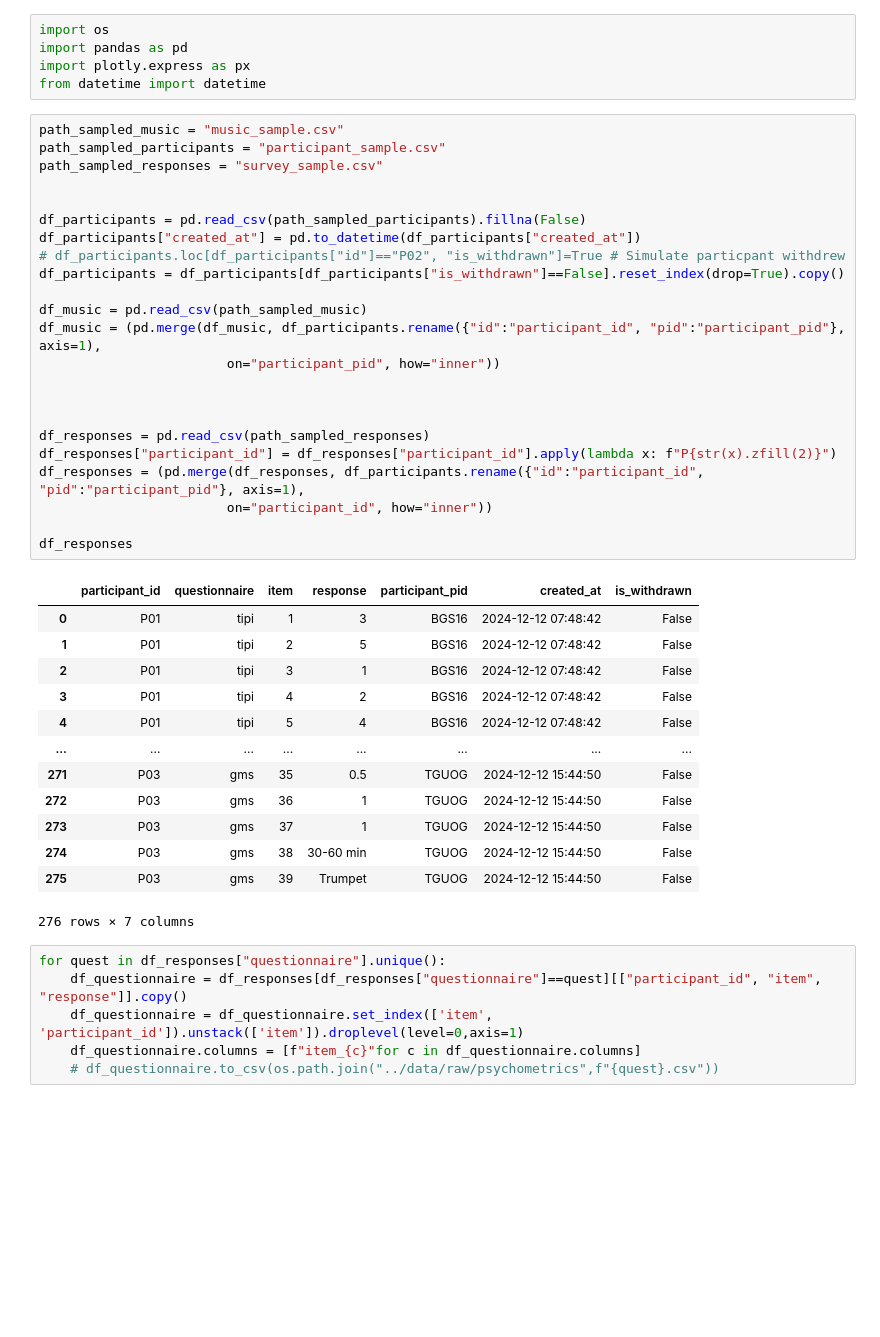
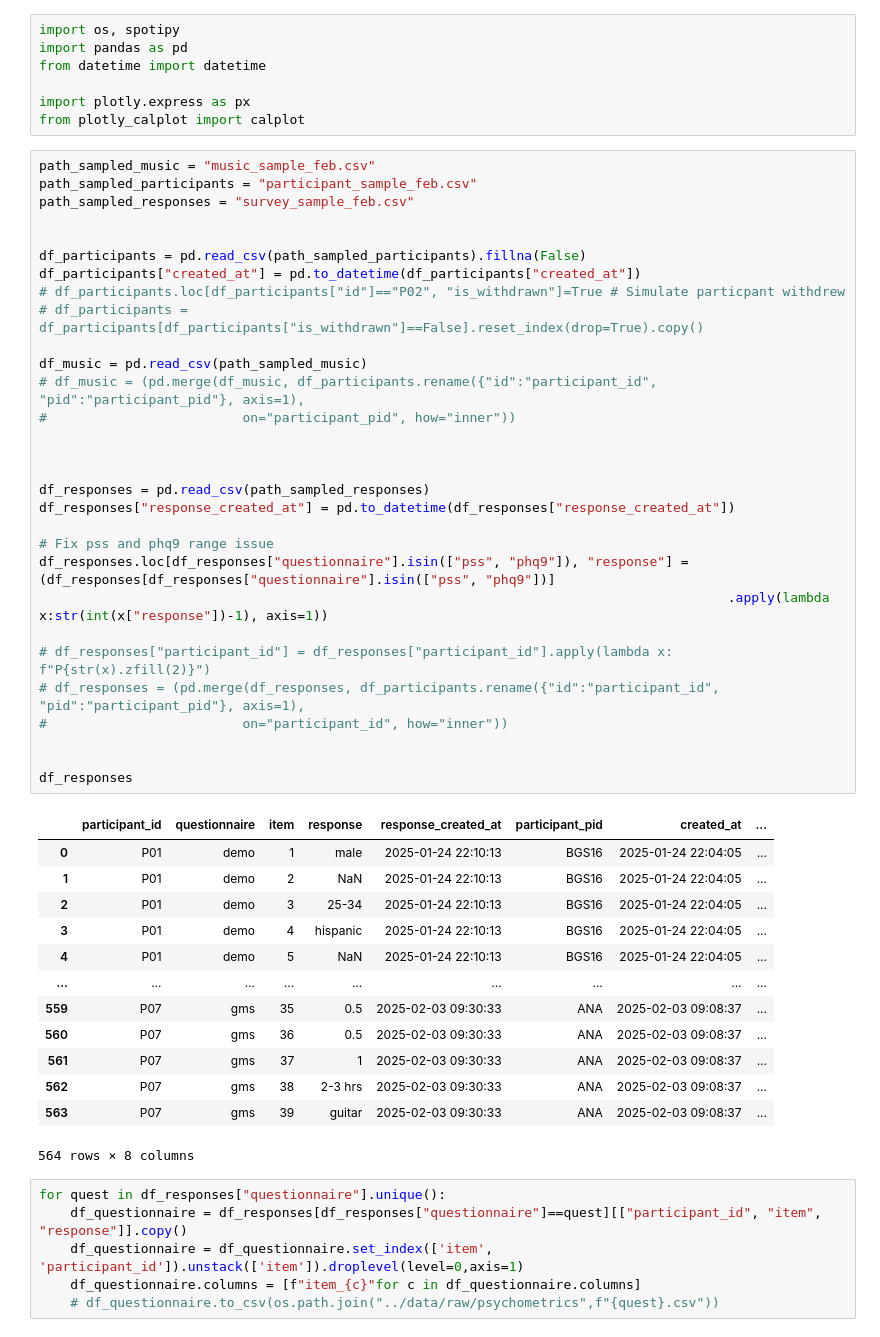
Before and after one commit to gtzben/beats-dataset, a Jupyter notebook: notebooks/dashboard.ipynb, the cells around one changed output. Saved outputs shown, nothing was run; the diff lists cells and outputs as text; blank space fills up the shorter version.

```diff
--- a/notebooks/dashboard.ipynb
+++ b/notebooks/dashboard.ipynb
@@ -1,45 +1,54 @@
 # %%
-import os
+import os, spotipy
 import pandas as pd
+from datetime import datetime
+
 import plotly.express as px
-from datetime import datetime
+from plotly_calplot import calplot
 # %%
-path_sampled_music = "music_sample.csv"
-path_sampled_participants = "participant_sample.csv"
-path_sampled_responses = "survey_sample.csv"
+path_sampled_music = "music_sample_feb.csv"
+path_sampled_participants = "participant_sample_feb.csv"
+path_sampled_responses = "survey_sample_feb.csv"
 
 
 df_participants = pd.read_csv(path_sampled_participants).fillna(False)
 df_participants["created_at"] = pd.to_datetime(df_participants["created_at"])
 # df_participants.loc[df_participants["id"]=="P02", "is_withdrawn"]=True # Simulate particpant withdrew
-df_participants = df_participants[df_participants["is_withdrawn"]==False].reset_index(drop=True).copy()
+# df_participants = df_participants[df_participants["is_withdrawn"]==False].reset_index(drop=True).copy()
 
 df_music = pd.read_csv(path_sampled_music)
-df_music = (pd.merge(df_music, df_participants.rename({"id":"participant_id", "pid":"participant_pid"}, axis=1),
-                        on="participant_pid", how="inner"))
+# df_music = (pd.merge(df_music, df_participants.rename({"id":"participant_id", "pid":"participant_pid"}, axis=1),
+#                         on="participant_pid", how="inner"))
 
 
 
 df_responses = pd.read_csv(path_sampled_responses)
-df_responses["participant_id"] = df_responses["participant_id"].apply(lambda x: f"P{str(x).zfill(2)}")
-df_responses = (pd.merge(df_responses, df_participants.rename({"id":"participant_id", "pid":"participant_pid"}, axis=1),
-                        on="participant_id", how="inner"))
+df_responses["response_created_at"] = pd.to_datetime(df_responses["response_created_at"])
+
+# Fix pss and phq9 range issue
+df_responses.loc[df_responses["questionnaire"].isin(["pss", "phq9"]), "response"] = (df_responses[df_responses["questionnaire"].isin(["pss", "phq9"])]
+                                                                                        .apply(lambda x:str(int(x["response"])-1), axis=1))
+
+# df_responses["participant_id"] = df_responses["participant_id"].apply(lambda x: f"P{str(x).zfill(2)}")
+# df_responses = (pd.merge(df_responses, df_participants.rename({"id":"participant_id", "pid":"participant_pid"}, axis=1),
+#                         on="participant_id", how="inner"))
+
 
 df_responses
 # %% [output]
-|  | participant_id | questionnaire | item | response | participant_pid | created_at | is_withdrawn |
-| 0 | P01 | tipi | 1 | 3 | BGS16 | 2024-12-12 07:48:42 | False |
-| 1 | P01 | tipi | 2 | 5 | BGS16 | 2024-12-12 07:48:42 | False |
-| 2 | P01 | tipi | 3 | 1 | BGS16 | 2024-12-12 07:48:42 | False |
-| 3 | P01 | tipi | 4 | 2 | BGS16 | 2024-12-12 07:48:42 | False |
-| 4 | P01 | tipi | 5 | 4 | BGS16 | 2024-12-12 07:48:42 | False |
-| ... | ... | ... | ... | ... | ... | ... | ... |
-| 271 | P03 | gms | 35 | 0.5 | TGUOG | 2024-12-12 15:44:50 | False |
-| 272 | P03 | gms | 36 | 1 | TGUOG | 2024-12-12 15:44:50 | False |
-| 273 | P03 | gms | 37 | 1 | TGUOG | 2024-12-12 15:44:50 | False |
-| 274 | P03 | gms | 38 | 30-60 min | TGUOG | 2024-12-12 15:44:50 | False |
-| 275 | P03 | gms | 39 | Trumpet | TGUOG | 2024-12-12 15:44:50 | False |
+|  | participant_id | questionnaire | item | response | response_created_at | participant_pid | created_at | ... |
+| 0 | P01 | demo | 1 | male | 2025-01-24 22:10:13 | BGS16 | 2025-01-24 22:04:05 | ... |
+| 1 | P01 | demo | 2 | NaN | 2025-01-24 22:10:13 | BGS16 | 2025-01-24 22:04:05 | ... |
+| 2 | P01 | demo | 3 | 25-34 | 2025-01-24 22:10:13 | BGS16 | 2025-01-24 22:04:05 | ... |
+| 3 | P01 | demo | 4 | hispanic | 2025-01-24 22:10:13 | BGS16 | 2025-01-24 22:04:05 | ... |
+| 4 | P01 | demo | 5 | NaN | 2025-01-24 22:10:13 | BGS16 | 2025-01-24 22:04:05 | ... |
+| ... | ... | ... | ... | ... | ... | ... | ... | ... |
+| 559 | P07 | gms | 35 | 0.5 | 2025-02-03 09:30:33 | ANA | 2025-02-03 09:08:37 | ... |
+| 560 | P07 | gms | 36 | 0.5 | 2025-02-03 09:30:33 | ANA | 2025-02-03 09:08:37 | ... |
+| 561 | P07 | gms | 37 | 1 | 2025-02-03 09:30:33 | ANA | 2025-02-03 09:08:37 | ... |
+| 562 | P07 | gms | 38 | 2-3 hrs | 2025-02-03 09:30:33 | ANA | 2025-02-03 09:08:37 | ... |
+| 563 | P07 | gms | 39 | guitar | 2025-02-03 09:30:33 | ANA | 2025-02-03 09:08:37 | ... |
-276 rows × 7 columns
+564 rows × 8 columns
 # %%
 for quest in df_responses["questionnaire"].unique():
     df_questionnaire = df_responses[df_responses["questionnaire"]==quest][["participant_id", "item", "response"]].copy()
```
Also changed, not shown: parts of 14 cells of this notebook, 5 other files.
